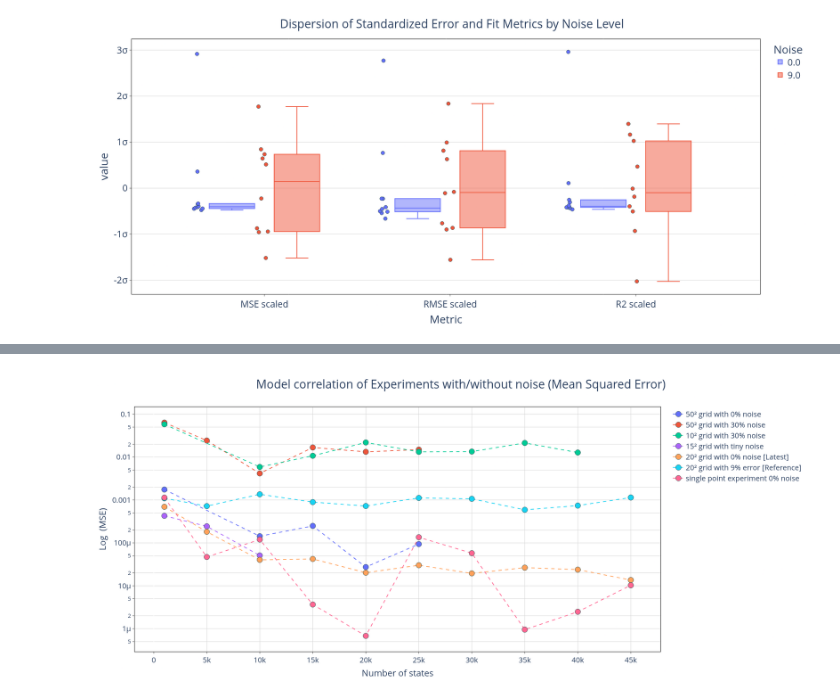
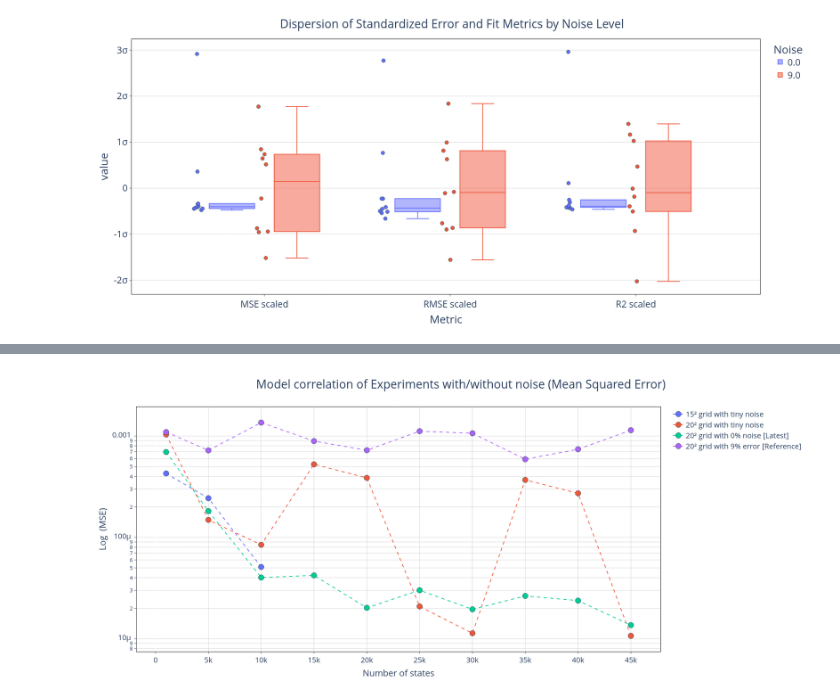
Before and after one commit to 4df31/QD-Biexciton-cascade-and-polarization-orientation-effect-on-QKD-protocol-E91, a Jupyter notebook: Plots.ipynb, the cells around one changed output, grey strips where cells are left out. Cells and saved outputs as stored; diff of their text form; code cells hidden in the pictures.

Commit message:
updated plots notebook with tiny noise

```diff
--- a/Plots.ipynb
+++ b/Plots.ipynb
@@ -297,6 +298,10 @@ r2_50_pure = []
 mse_15_tiny_noise = []
 correlation_15_tiny_noise = []
 r2_15_tiny_noise = []
+
+mse_20_tiny_noise = []
+correlation_20_tiny_noise = []
+r2_20_tiny_noise = []
 
 mse_single_pt = []
 correlation_single_pt = []
@@ -359,6 +364,21 @@ for experiment_name in pd.read_csv(path1+'test_filenames.csv',header=None).value
     mse_15_tiny_noise.append( mse(y_true=model_dyn, y_pred=experiment) )
     r2_15_tiny_noise.append( 1 - r2(y_true=model_dyn, y_pred=experiment) )
 
+for experiment_name in pd.read_csv(path1+'tiny_noise_filenames.csv',header=None).dropna(axis=1, how='all').values.flatten():
+    experiment = pd.read_csv(path1+experiment_name, header=None).dropna(axis=1, how='all').values
+
+    # This remains inside the loop because its dimension scales dynamically with len(experiment)
+    dim = len(experiment)
+    theta_dyn = np.linspace(0, 2*pi, dim)
+    beta_dyn = np.linspace(0, pi, dim)
+    model_dyn = np.array([[analytical(theta=t, beta=b, alpha=alpha) for b in beta_dyn] for t in theta_dyn])
+
+    # Calculate and append metrics
+    correlation_20_tiny_noise.append( rmse(y_true=model_dyn, y_pred=experiment) )
+    mse_20_tiny_noise.append( mse(y_true=model_dyn, y_pred=experiment) )
+    r2_20_tiny_noise.append( 1 - r2(y_true=model_dyn, y_pred=experiment) )
+
+
 # Single point experiments
 single_pt = pd.read_csv(path1+'NOISY_single_point_AER_SIM_30_03_2026_17_21_00.csv',header=None).dropna(axis=1, how='all').values.flatten()
 model_single_pt = [analytical(theta=pi/3,beta=pi/4,alpha=alpha) for k in range(len(single_pt))]
@@ -400,6 +420,13 @@ df_15_tiny_noise = pd.DataFrame({
     'R2': r2_15_tiny_noise
 })
 
+df_20_tiny_noise = pd.DataFrame({
+    'Nstates': [1E3,5E3, 1E4, 1.5E4, 2E4, 2.5E4, 3E4, 3.5E4, 4E4, 4.5E4],
+    'RMSE': correlation_20_tiny_noise,
+    'MSE': mse_20_tiny_noise,
+    'R2': r2_20_tiny_noise
+})
+
 df_single_pt = pd.DataFrame({
     'Nstates': [1E3,5E3, 1E4, 1.5E4, 2E4, 2.5E4, 3E4, 3.5E4, 4E4, 4.5E4],
     'MSE': mse_single_pt,
@@ -412,7 +453,7 @@ fig = make_subplots(
     cols=1,
      # Actualizado para que coincida con tus datos
 )
-
+"""
 # Agregar la primera fila (row=1)
 fig.add_trace(
     go.Scatter(
@@ -448,6 +489,7 @@ fig.add_trace(
     ),
     row=1, col=1
 )
+"""
 fig.add_trace(
     go.Scatter(
         x=df_15_tiny_noise['Nstates'],
@@ -458,6 +500,19 @@ fig.add_trace(
     ),
     row=1, col=1
 )
+
+
+fig.add_trace(
+    go.Scatter(
+        x=df_20_tiny_noise['Nstates'],
+        y=df_20_tiny_noise['MSE'],
+        mode='lines+markers',
+        name='20² grid with tiny noise',
+        line=dict(dash='dash')
+    ),
+    row=1, col=1
+)
+
 fig.add_trace(go.Scatter(
     x = results_df.loc[results_df['Noise'] == 0.0, 'N_states'],
     y = results_df.loc[results_df['Noise'] == 0.0, 'MSE'],
@@ -473,6 +528,7 @@ fig.add_trace(go.Scatter(
     mode='lines+markers',
     line=dict(dash='dash')
 ))
+"""
 fig.add_trace(go.Scatter(
     x=df_single_pt['Nstates'],
     y=df_single_pt['MSE'],
@@ -482,6 +538,7 @@ fig.add_trace(go.Scatter(
     ),
 row=1, col=1
 )
+"""
 
 fig.update_traces(marker=dict(size=15, line=dict(width=1, color='DarkSlateGrey')))
 fig.update_layout(
@@ -491,34 +548,34 @@ fig.update_layout(
     paper_bgcolor='white',
     plot_bgcolor='white',
     title={
         'text': "Model correlation of Experiments with/without noise (Mean Squared Error)",
         'font': {'size': 32},
         'x' :0.8
     },
     #title_text="Root Mean Squared Error"
 )
 fig.update_xaxes(
     mirror=True,
     ticks='outside',
     showline=True,
     linecolor='black',
     gridcolor='lightgrey',
     title_text='Number of states'
 
 )
 fig.update_yaxes(
     mirror=True,
     ticks='outside',
     showline=True,
     zeroline=True,
     linecolor='black',
     gridcolor='lightgrey',
     type='log',
     title_text='Log  (MSE)'
 )
 fig.show()
 # %% [output]
-[figure, old version]
+[figure, new version]
 # %%
 # Configuración del subplot
 fig = make_subplots(
```
Also changed, not shown: parts of 9 cells of this notebook, 1 other file.
